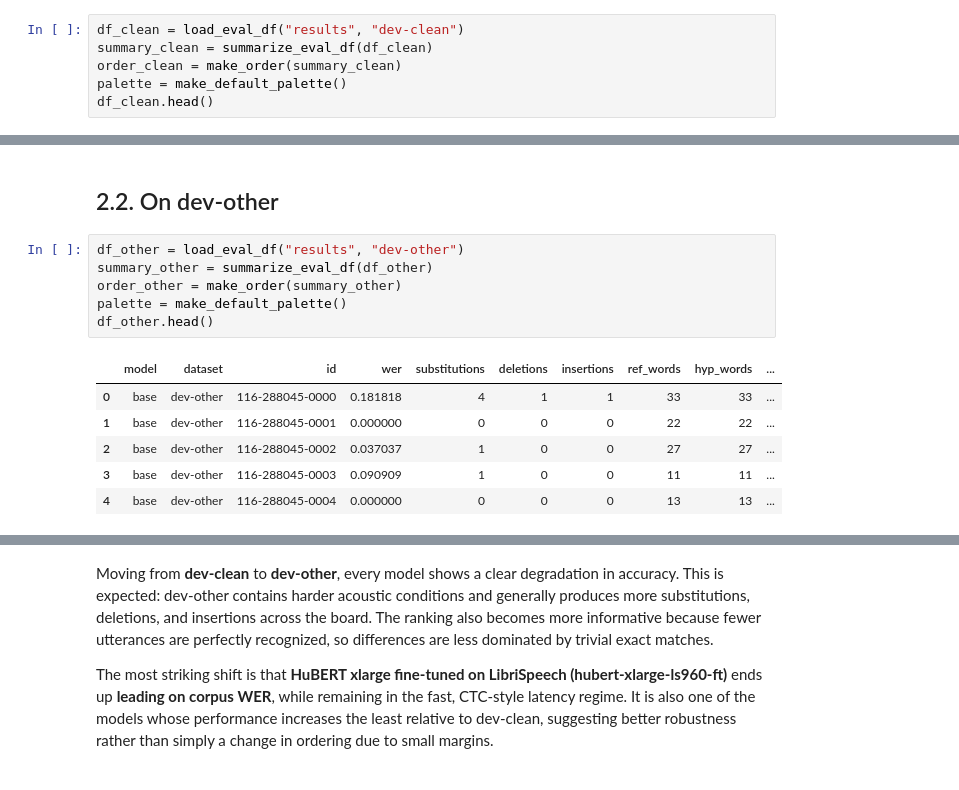
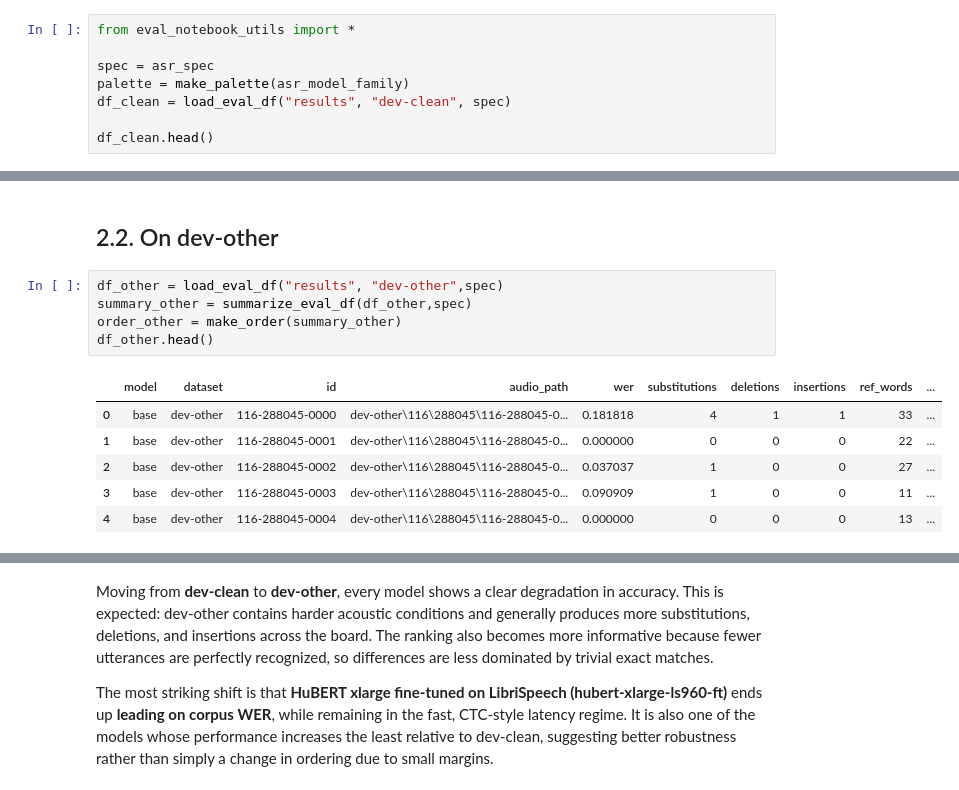
Before and after one commit to kevinhuads/nlp-transcript-intelligence, a Jupyter notebook: eval/asr_eval_notebook.ipynb, the cells around one changed output, grey strips where cells are left out. Drawn from its saved outputs; the diff is of its cells as text.

```diff
--- a/eval/asr_eval_notebook.ipynb
+++ b/eval/asr_eval_notebook.ipynb
@@ -122,7 +122,9 @@ from asr_eval_notebook_utils import *
 # %%
-df_clean = load_eval_df("results", "dev-clean")
-summary_clean = summarize_eval_df(df_clean)
-order_clean = make_order(summary_clean)
-palette = make_default_palette()
+from eval_notebook_utils import *
+
+spec = asr_spec
+palette = make_palette(asr_model_family)
+df_clean = load_eval_df("results", "dev-clean", spec)
+
 df_clean.head()
 # %% [output]
@@ -215,17 +218,16 @@ A fractional oracle selection analysis (splitting credit across all models that
 # %% [markdown]
 ## 2.2. On dev-other
 # %%
-df_other = load_eval_df("results", "dev-other")
-summary_other = summarize_eval_df(df_other)
+df_other = load_eval_df("results", "dev-other",spec)
+summary_other = summarize_eval_df(df_other,spec)
 order_other = make_order(summary_other)
-palette = make_default_palette()
 df_other.head()
 # %% [output]
-|  | model | dataset | id | wer | substitutions | deletions | insertions | ref_words | hyp_words | ... |
-| 0 | base | dev-other | 116-288045-0000 | 0.181818 | 4 | 1 | 1 | 33 | 33 | ... |
-| 1 | base | dev-other | 116-288045-0001 | 0.000000 | 0 | 0 | 0 | 22 | 22 | ... |
-| 2 | base | dev-other | 116-288045-0002 | 0.037037 | 1 | 0 | 0 | 27 | 27 | ... |
-| 3 | base | dev-other | 116-288045-0003 | 0.090909 | 1 | 0 | 0 | 11 | 11 | ... |
-| 4 | base | dev-other | 116-288045-0004 | 0.000000 | 0 | 0 | 0 | 13 | 13 | ... |
+|  | model | dataset | id | audio_path | wer | substitutions | deletions | insertions | ref_words | ... |
+| 0 | base | dev-other | 116-288045-0000 | dev-other\116\288045\116-288045-0... | 0.181818 | 4 | 1 | 1 | 33 | ... |
+| 1 | base | dev-other | 116-288045-0001 | dev-other\116\288045\116-288045-0... | 0.000000 | 0 | 0 | 0 | 22 | ... |
+| 2 | base | dev-other | 116-288045-0002 | dev-other\116\288045\116-288045-0... | 0.037037 | 1 | 0 | 0 | 27 | ... |
+| 3 | base | dev-other | 116-288045-0003 | dev-other\116\288045\116-288045-0... | 0.090909 | 1 | 0 | 0 | 11 | ... |
+| 4 | base | dev-other | 116-288045-0004 | dev-other\116\288045\116-288045-0... | 0.000000 | 0 | 0 | 0 | 13 | ... |
 # %%
 order_other = make_order(summary_other)
```
Also changed, not shown: parts of 10 cells of this notebook, 12 other files.
